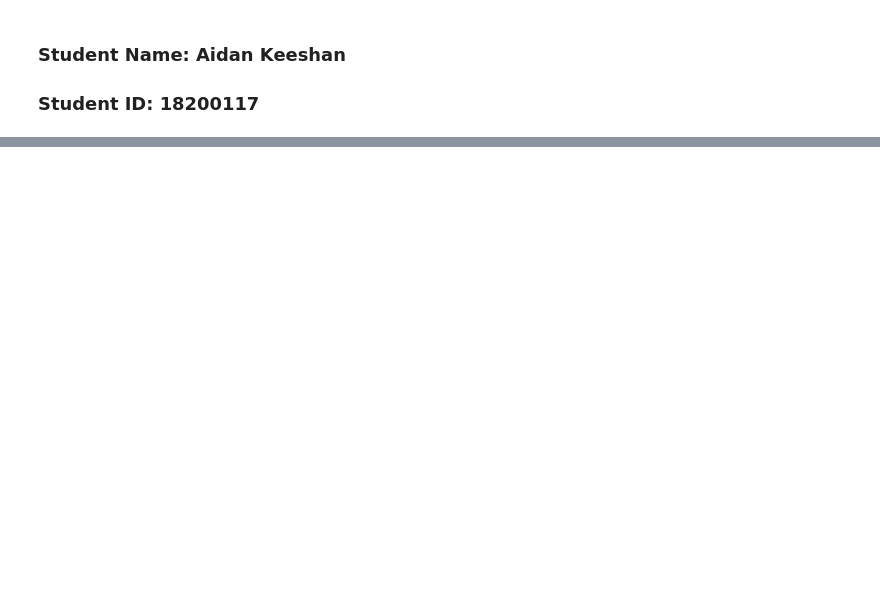
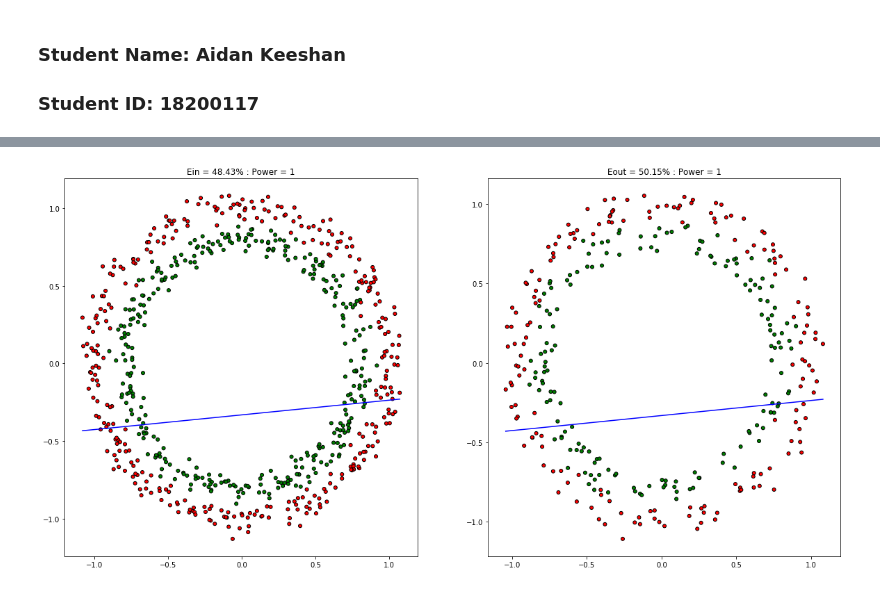
Before and after one commit to vipulpopat/MSCAI_Sem1_Etivity3, a Jupyter notebook: Etivity3_18200117_LinearClassification.ipynb, the cells around one changed output, grey strips where cells are left out. Drawn from its saved outputs; the diff is of its cells as text; code cells hidden in the pictures; blank space fills up the shorter version.

```diff
--- a/Etivity3_18200117_LinearClassification.ipynb
+++ b/Etivity3_18200117_LinearClassification.ipynb
@@ -18,0 +34,45 @@ plt.show()
+# %%
+class lin_cls:
+    def fit(self, X, y):
+        X = np.insert(X, 0, 1, axis=1)
+        pseudo_inv_matrix = np.linalg.pinv(X)
+        weight_matrix = pseudo_inv_matrix.dot(y)
+        self.w = weight_matrix
+
+    def calculate_error(self,X,y):
+        yhat = self.predict(X)
+        return ((y != yhat).sum()/len(y))
+
+    def predict(self, X):
+        X = np.insert(X, 0, 1, axis=1)
+        return np.sign(np.dot(X, np.transpose(self.w)))
+
+    def predict_point(self, X):
+        return -(self.w[0]+self.w[1]*X)/self.w[2]
+# %%
+def plot_circle(X,y,lincls,title):
+    xs = [X[:,0].min(), X[:,0].max()]
+    ys = [lincls.predict_point(xs[0]),lincls.predict_point(xs[1])]
+    colors = ['green' if yy == 1 else 'red' for yy in y]
+    _ = plt.plot(xs, ys, color='blue')
+    _ = plt.scatter(X[:,0],X[:,1], color=colors, marker='o',s=25, edgecolors='black')
+    _ = plt.title(title)
+
+def run_reg(X_in,y_in,power=1):
+    X_in = np.power(X_in,power)
+    X_train, X_test, y_train, y_test = train_test_split(X_in,y_in, test_size=0.33)
+    lincls = lin_cls()
+    lincls.fit(X_train,y_train)
+
+    f, axs = plt.subplots(1, 2, figsize=(20, 10))
+    plt.subplot(1, 2, 1)
+    train_error = lincls.calculate_error(X_train,y_train)
+    plot_circle(X_train,y_train,lincls,"Ein = {:.2%} : Power = {}".format(train_error,power))
+    plt.subplot(1, 2, 2)
+    test_error  = lincls.calculate_error(X_test, y_test)
+    plot_circle(X_test,y_test,lincls,"Eout = {:.2%} : Power = {}".format(test_error,power))
+    plt.show()
+
+run_reg(X,y)
+# %% [output]
+[figure, added]
```
Also changed, not shown: parts of 5 cells of this notebook.
